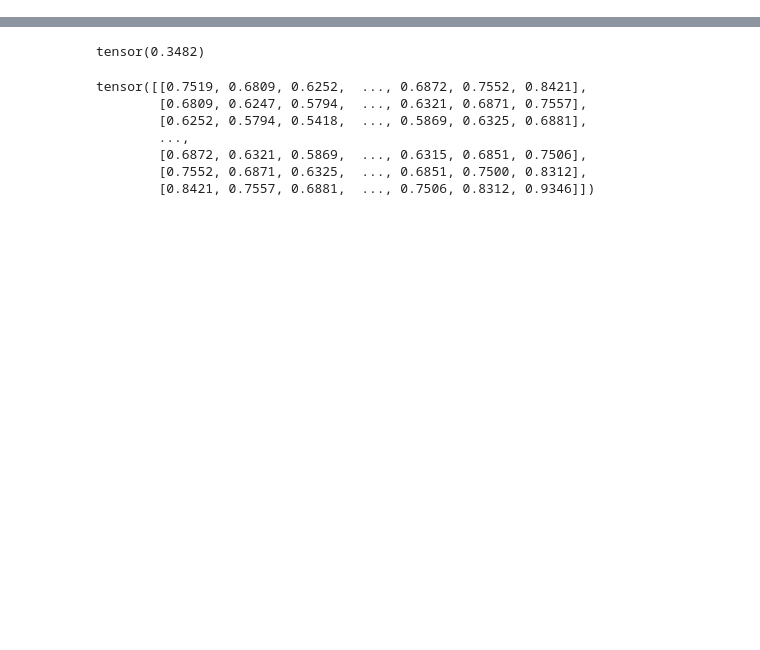
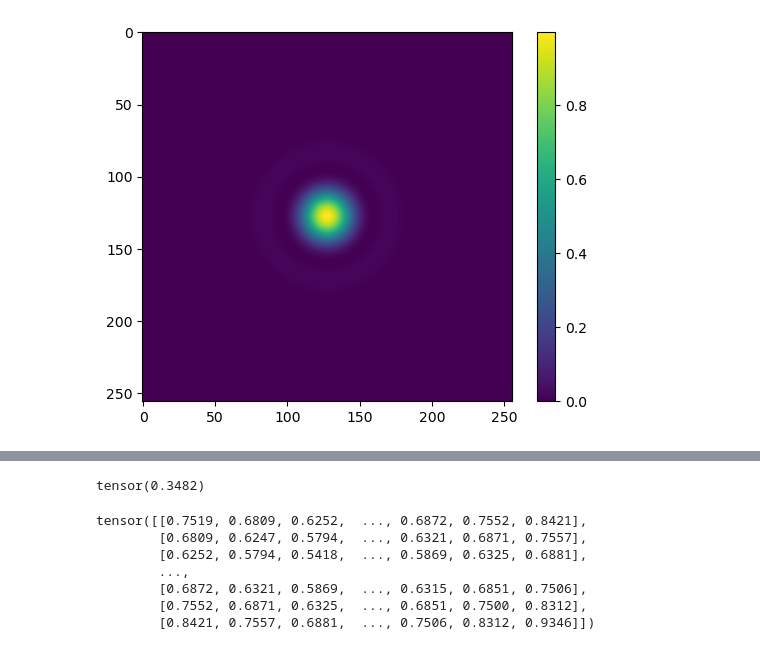
Before and after one commit to Biomedical-Imaging-Group/psf_generator, a Jupyter notebook: demos/240610psf_tests.ipynb, the cells around one changed output, grey strips where cells are left out. Drawn from its saved outputs; the diff is of its cells as text; code cells hidden in the pictures; blank space fills up the shorter version.

```diff
--- a/demos/240610psf_tests.ipynb
+++ b/demos/240610psf_tests.ipynb
@@ -61,0 +69,19 @@ torch.Size([10, 1, 256, 256])
+# %%
+x = torch.linspace(-fov/2, fov/2, n_pix_psf)
+xx, yy = torch.meshgrid(x, x, indexing='ij')
+r = torch.sqrt(xx ** 2 + yy ** 2).unsqueeze(0).unsqueeze(0).unsqueeze(-1)
+
+k = 2 * np.pi / wavelength
+
+theta_max = np.arcsin(NA)
+theta = torch.linspace(0, theta_max, n_pix_pupil)
+sin_t = torch.reshape(torch.sin(theta), (1, 1, 1, 1, -1))
+
+airy = (2 * torch.special.bessel_j1(k * r) / (k * r)) ** 2
+
+plt.figure()
+plt.imshow(airy.squeeze())
+plt.colorbar()
+plt.show()
+# %% [output]
+[figure, added]
```
Also changed, not shown: parts of 4 cells of this notebook, 2 other files.
